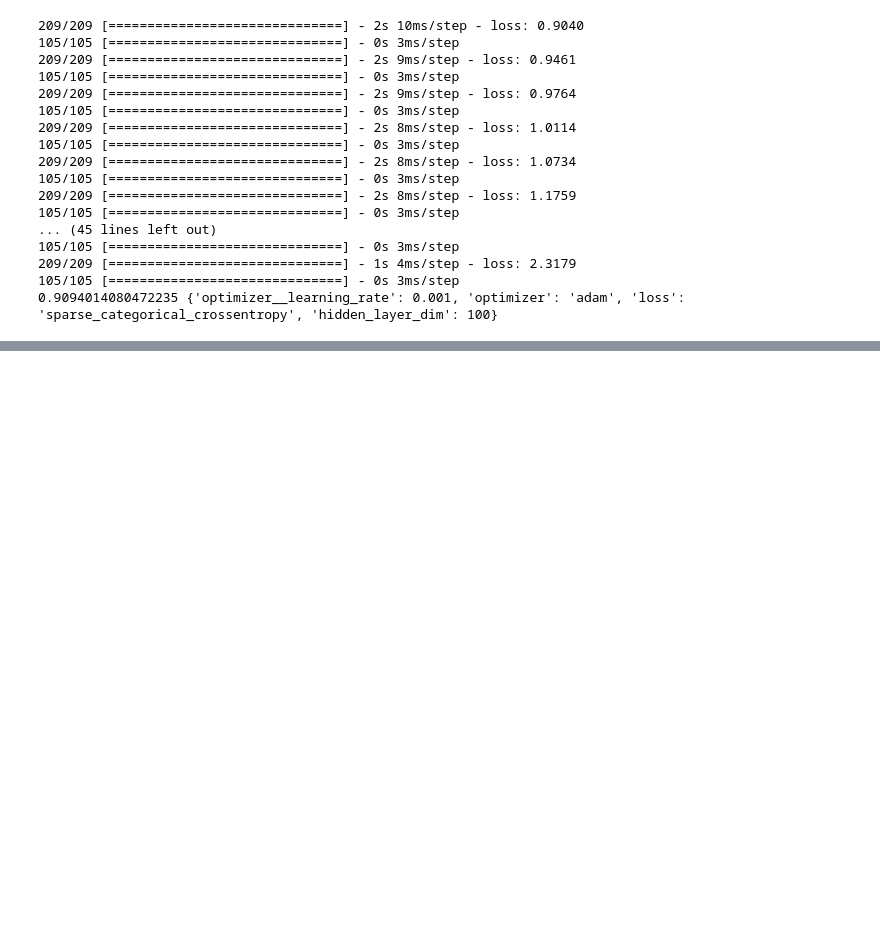
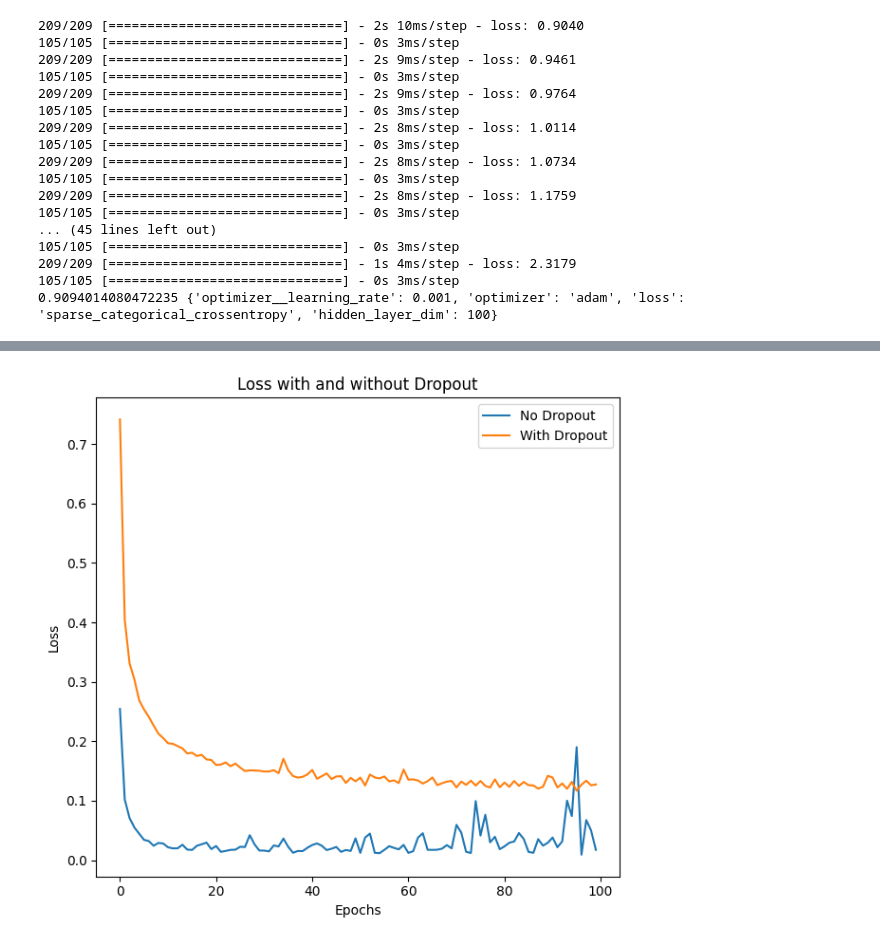
Before and after one commit to egorgrinevich/TMS_projects, a Jupyter notebook: Optimization.ipynb, the cells around one changed output, grey strips where cells are left out. Cells and saved outputs as stored; diff of their text form; code cells hidden in the pictures; blank space fills up the shorter version.

```diff
--- a/Optimization.ipynb
+++ b/Optimization.ipynb
@@ -15,6 +11,13 @@ To enable the following instructions: AVX2 FMA, in other operations, rebuild Ten
 # Загрузка и предобработка данных
 (x_train, y_train), (x_test, y_test) = mnist.load_data()
 x_train, x_test = x_train / 255.0, x_test / 255.0
+# %%
+x_train = x_train.astype(np.float32)
+x_train = np.reshape(x_train, [60000,784])
+x_test = x_test.astype(np.float32)
+x_test = np.reshape(x_test, [10000,784])
+y_train = y_train.astype(np.int64)
+y_train = y_train.astype(np.int64)
 # %%
 def objective(params):
     model = Sequential([
@@ -300,0 +306,69 @@ ModuleNotFoundError: No module named 'bayes_opt'
+# %%
+y_train = np.asarray(y_train).astype('float32').reshape((-1,1))
+y_test = np.asarray(y_test).astype('float32').reshape((-1,1))
+# %%
+import numpy as np
+import matplotlib.pyplot as plt
+import tensorflow as tf
+from sklearn.preprocessing import StandardScaler
+
+
+# # Стандартизация данных
+# scaler = StandardScaler()
+# x_train = scaler.fit_transform(x_train)
+# x_test = scaler.transform(x_test)
+
+# Создание нейронной сети без Dropout
+model_no_dropout = keras.models.Sequential()
+model_no_dropout.add(keras.layers.Dense(100, input_shape=x_train.shape[1:]))
+model_no_dropout.add(keras.layers.Activation("relu"))
+model_no_dropout.add(keras.layers.Dense(100))
+model_no_dropout.add(keras.layers.Activation("relu"))
+model_no_dropout.add(keras.layers.Dense(100))
+model_no_dropout.add(keras.layers.Activation("softmax"))
+
+model_no_dropout.compile(
+    optimizer="adam", loss=losses.SparseCategoricalCrossentropy(), metrics=["accuracy"]
+)
+
+# Создание нейронной сети с Dropout
+model_with_dropout = keras.models.Sequential()
+model_with_dropout.add(keras.layers.Dense(100, input_shape=x_train.shape[1:]))
+model_with_dropout.add(keras.layers.Activation("relu"))
+#model_with_dropout.add(keras.layers.Dropout(0.8))
+model_with_dropout.add(keras.layers.Dense(100))
+model_with_dropout.add(keras.layers.Activation("relu"))
+model_with_dropout.add(keras.layers.Dropout(0.8))
+model_with_dropout.add(keras.layers.Dense(100))
+model_with_dropout.add(keras.layers.Activation("softmax"))
+
+model_with_dropout.compile(
+    optimizer="adam", loss=losses.SparseCategoricalCrossentropy(), metrics=["accuracy"]
+)
+
+# Обучение нейронных сетей и запись истории лосса
+history_no_dropout = model_no_dropout.fit(
+    x_train, y_train, epochs=100, batch_size=32, verbose=0
+)
+history_with_dropout = model_with_dropout.fit(
+    x_train, y_train, epochs=100, batch_size=32, verbose=0
+)
+
+test_loss, test_acc = model_no_dropout.evaluate(x_test, y_test)
+print(f"Accuracy on the test set: {test_acc * 100:.2f}%")
+test_loss, test_acc = model_with_dropout.evaluate(x_test, y_test)
+print(f"Accuracy on the test set: {test_acc * 100:.2f}%")
+
+# Визуализация графиков лосса
+plt.figure(figsize=(12, 6))
+plt.subplot(1, 2, 1)
+plt.plot(history_no_dropout.history["loss"], label="No Dropout")
+plt.plot(history_with_dropout.history["loss"], label="With Dropout")
+plt.title("Loss with and without Dropout")
+plt.xlabel("Epochs")
+plt.ylabel("Loss")
+plt.legend()
+
+plt.tight_layout()
+plt.show()
+# %% [output]
@@ -300,0 +379 @@ ModuleNotFoundError: No module named 'bayes_opt'
+[figure, added]
```
Also changed, not shown: parts of 15 cells of this notebook.
